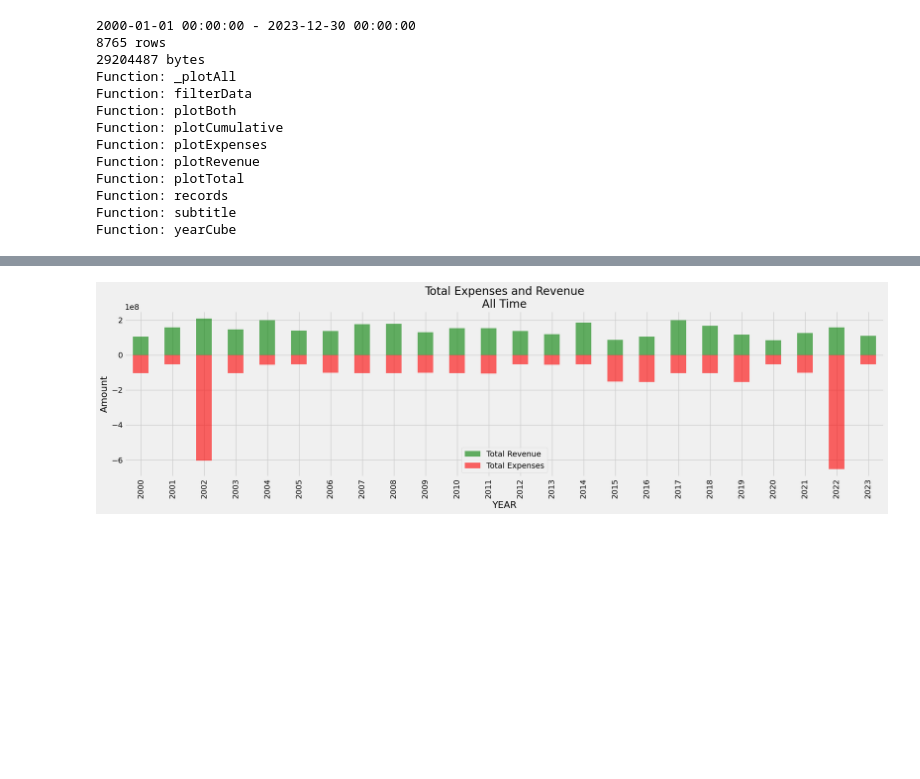
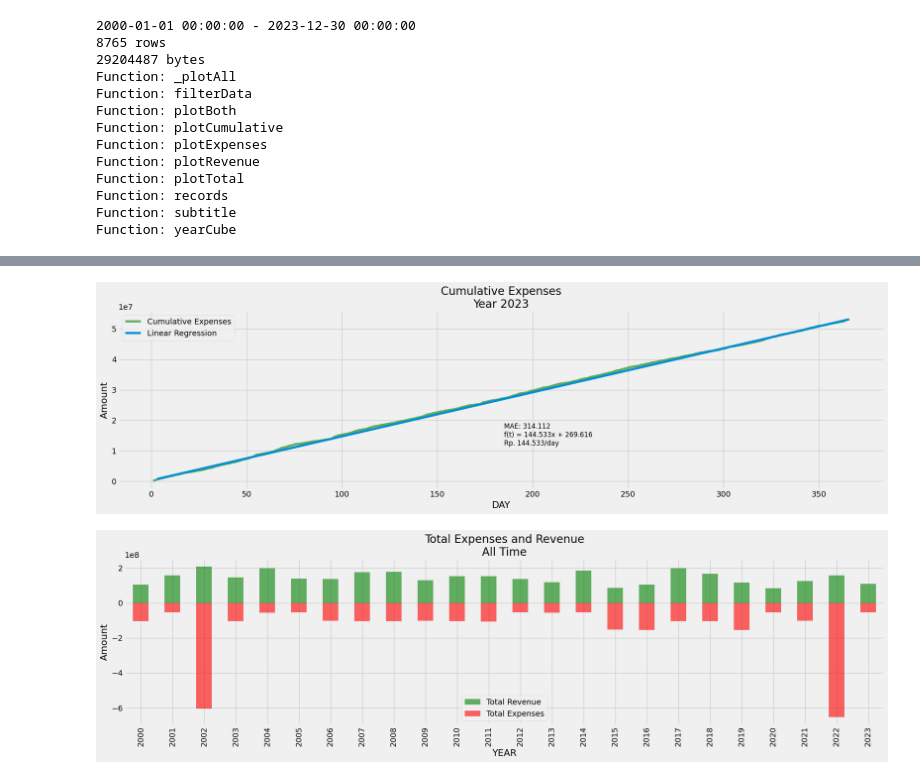
Before and after one commit to AtlasCJr/pfm, a Jupyter notebook: myAnalysisClass.ipynb, the cells around one changed output, grey strips where cells are left out. Saved outputs shown, nothing was run; the diff lists cells and outputs as text; code cells hidden in the pictures; blank space fills up the shorter version.

```diff
--- a/myAnalysisClass.ipynb
+++ b/myAnalysisClass.ipynb
@@ -359,3 +378,7 @@ Function: yearCube
+# %%
+myData.plotExpenses("DAY", "YEAR")
+# %% [output]
+[figure, added]
 # %%
 # myData.showRevenue("DAY", "YEAR")
 # %%
```
Also changed, not shown: parts of 5 cells of this notebook, 16 other files.
